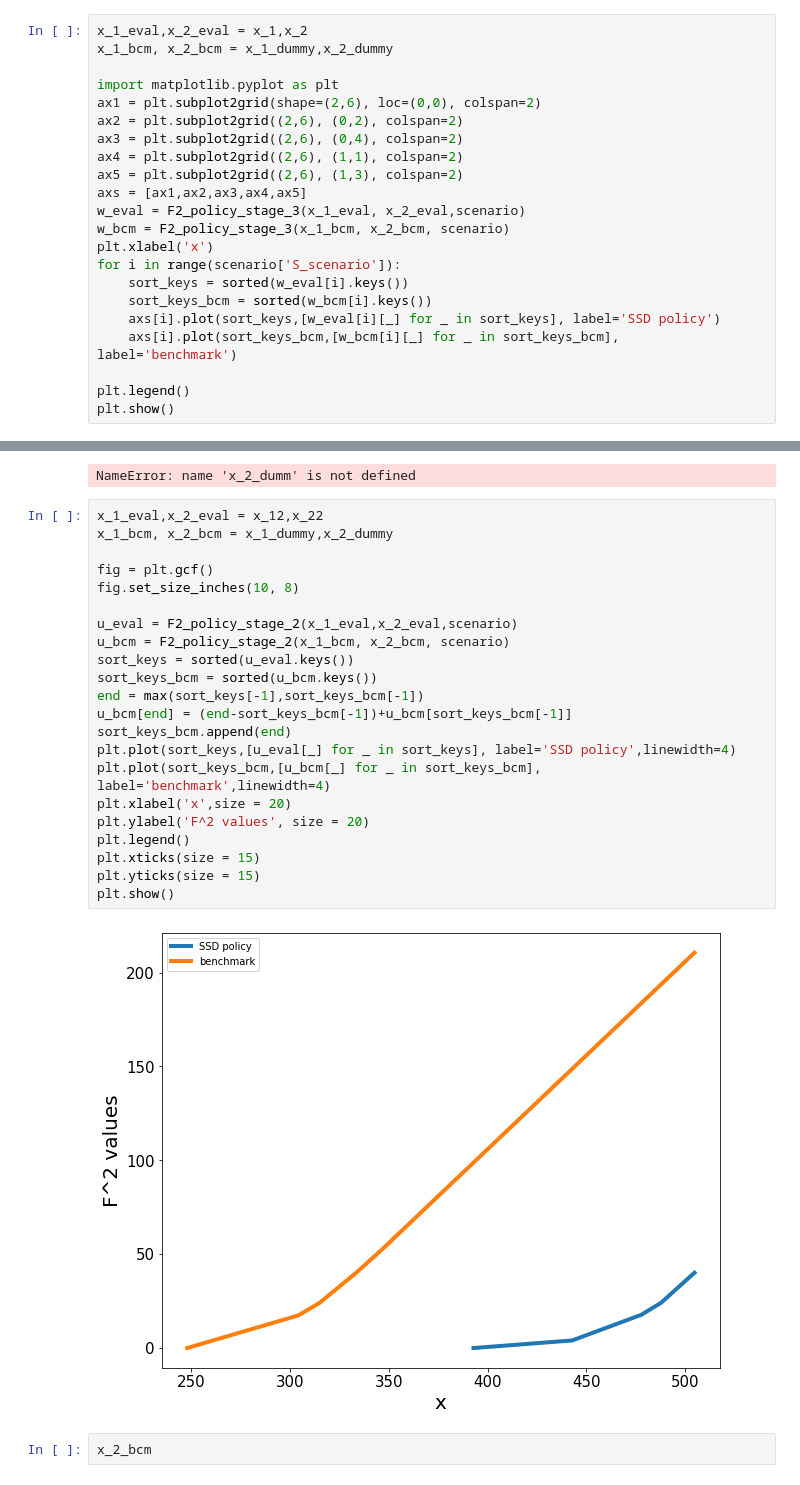
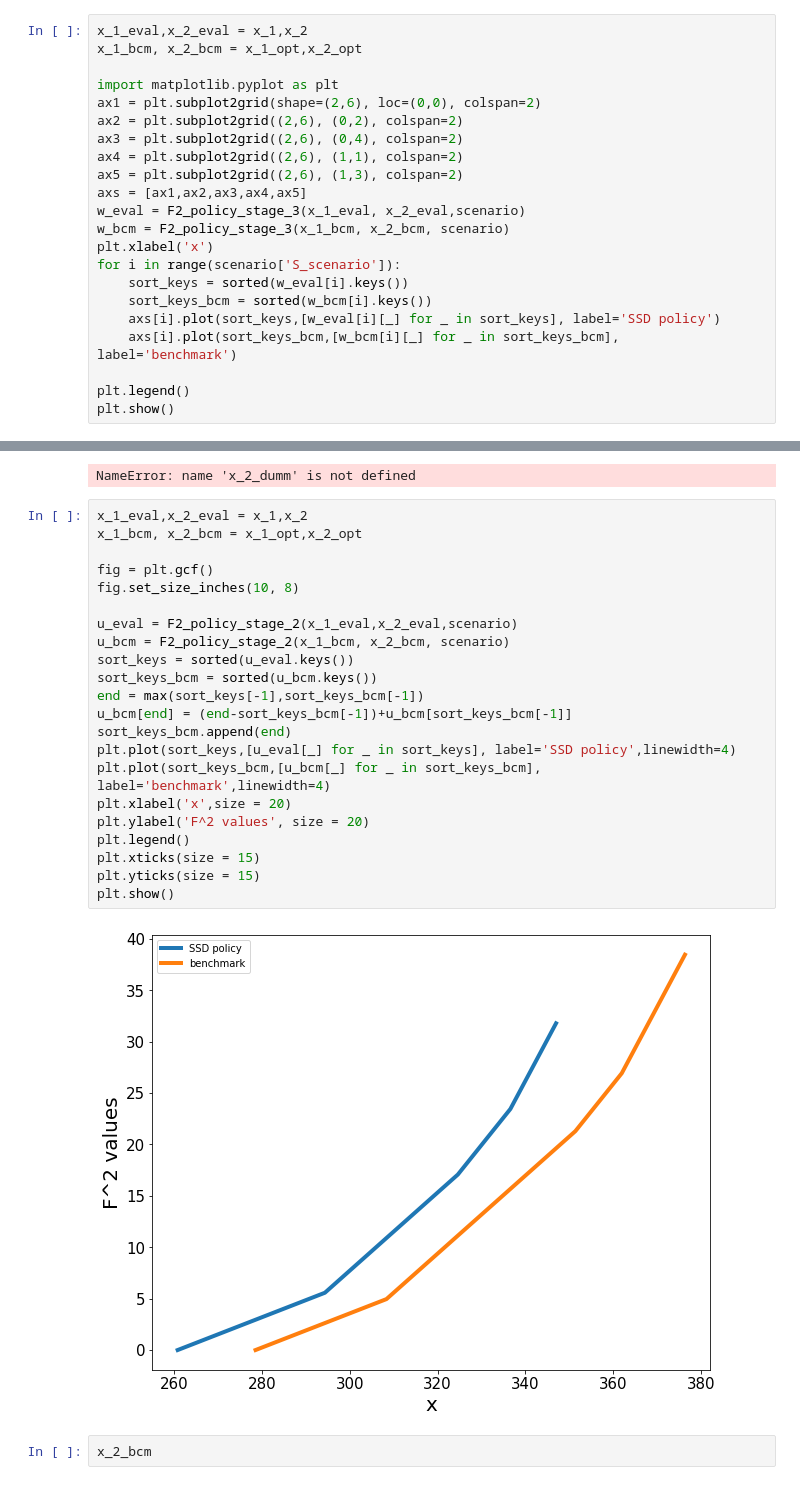
Before and after one commit to songyesog2000/three_stage_stoachstic_programming_w_SSD, a Jupyter notebook: three_stage_multi_item_newsvendor.ipynb, the cells around one changed output, grey strips where cells are left out. Cells and saved outputs as stored; diff of their text form.

```diff
--- a/three_stage_multi_item_newsvendor.ipynb
+++ b/three_stage_multi_item_newsvendor.ipynb
@@ -1008,7 +1011,7 @@ x_2_dummy = [[x_2_i(x_1_dummy[j],d_2[j]) for j in range(n_item)] \
        for d_2 in scenario['stage_2']['rd_prob'][0][0] ]
 # %%
 x_1_eval,x_2_eval = x_1,x_2
-x_1_bcm, x_2_bcm = x_1_dummy,x_2_dummy
+x_1_bcm, x_2_bcm = x_1_opt,x_2_opt
 
 import matplotlib.pyplot as plt
 ax1 = plt.subplot2grid(shape=(2,6), loc=(0,0), colspan=2)
@@ -1070,29 +1074,29 @@ plt.show()
 # %% [output]
 NameError: name 'x_2_dumm' is not defined
 # %%
-x_1_eval,x_2_eval = x_12,x_22
-x_1_bcm, x_2_bcm = x_1_dummy,x_2_dummy
+x_1_eval,x_2_eval = x_1,x_2
+x_1_bcm, x_2_bcm = x_1_opt,x_2_opt
 
 fig = plt.gcf()
 fig.set_size_inches(10, 8)
 
 u_eval = F2_policy_stage_2(x_1_eval,x_2_eval,scenario)
 u_bcm = F2_policy_stage_2(x_1_bcm, x_2_bcm, scenario)
 sort_keys = sorted(u_eval.keys())
 sort_keys_bcm = sorted(u_bcm.keys())
 end = max(sort_keys[-1],sort_keys_bcm[-1])
 u_bcm[end] = (end-sort_keys_bcm[-1])+u_bcm[sort_keys_bcm[-1]]
 sort_keys_bcm.append(end)
 plt.plot(sort_keys,[u_eval[_] for _ in sort_keys], label='SSD policy',linewidth=4)
 plt.plot(sort_keys_bcm,[u_bcm[_] for _ in sort_keys_bcm], label='benchmark',linewidth=4)
 plt.xlabel('x',size = 20)
 plt.ylabel('F^2 values', size = 20)
 plt.legend()
 plt.xticks(size = 15)
 plt.yticks(size = 15)
 plt.show()
 # %% [output]
-[figure, old version]
+[figure, new version]
 # %%
 x_2_bcm
 # %% [output]
```
Also changed, not shown: parts of 9 cells of this notebook.
